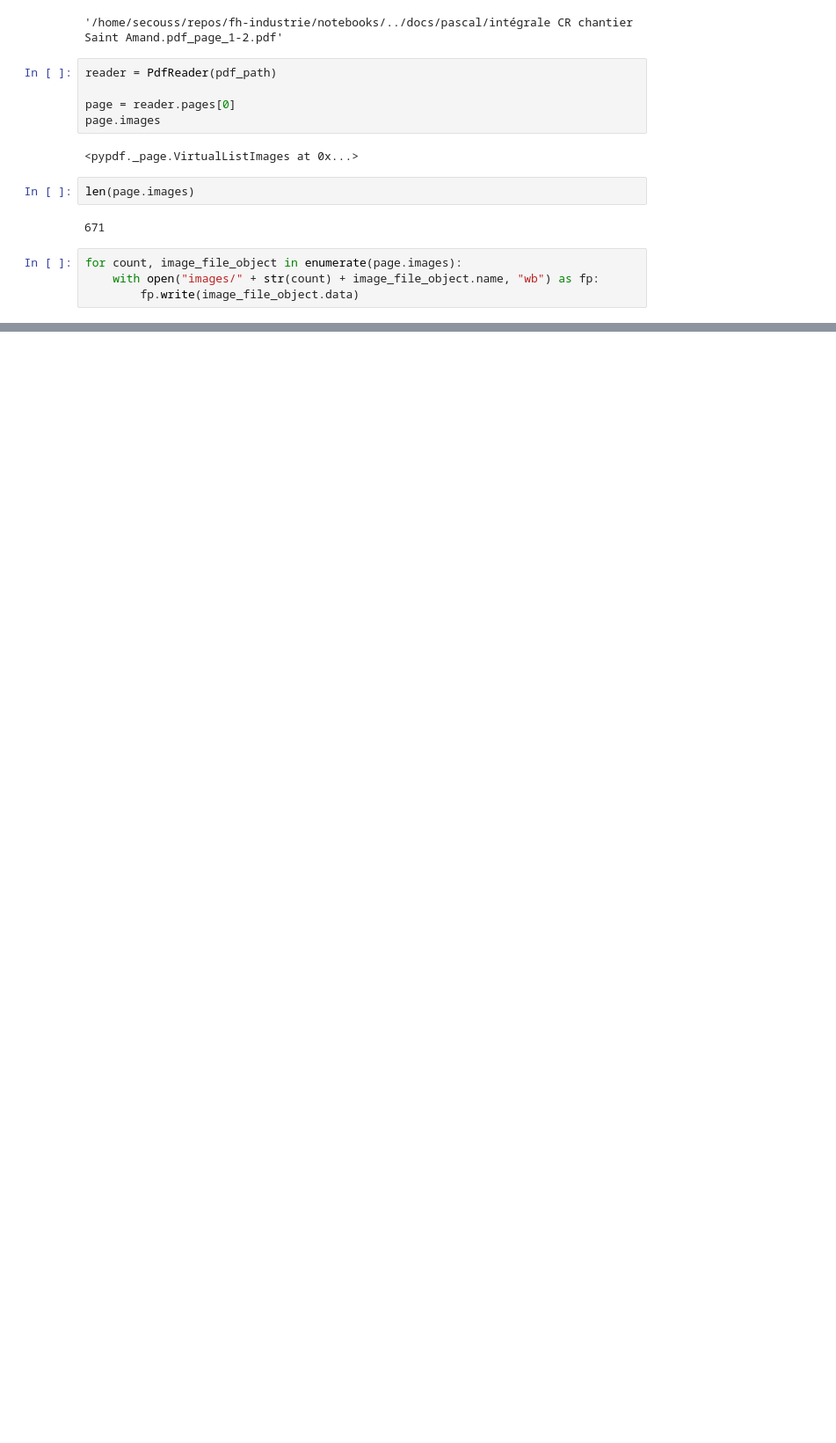
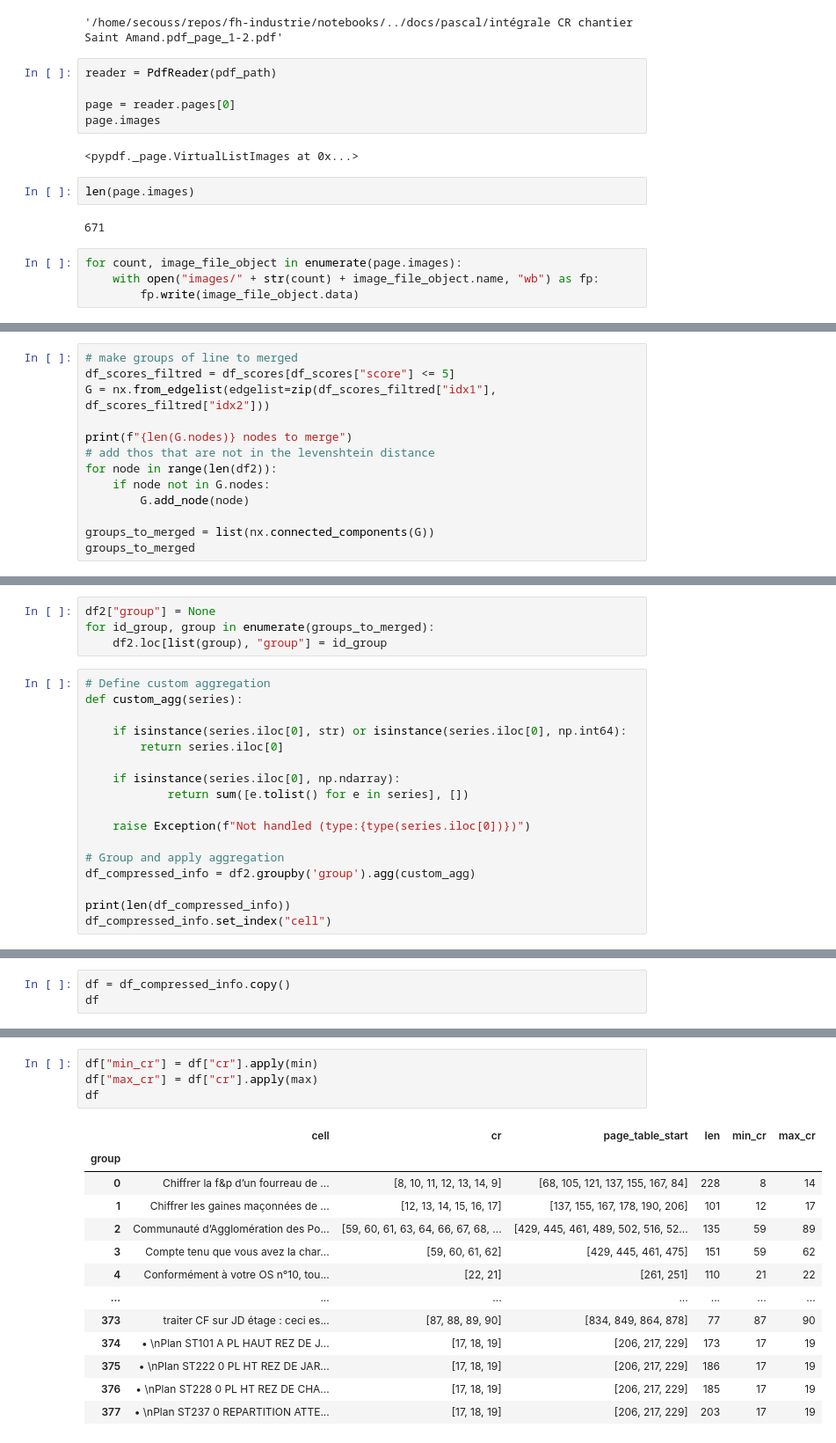
Before and after one commit to Nedartemis/fh-industrie, a Jupyter notebook: notebooks/poc_pascal.ipynb, the cells around one changed output, grey strips where cells are left out. Shown: that part at 88% size. Drawn from its saved outputs; the diff is of its cells as text; blank space fills up the shorter version.

```diff
--- a/notebooks/poc_pascal.ipynb
+++ b/notebooks/poc_pascal.ipynb
@@ -219,0 +670,13 @@ for count, image_file_object in enumerate(page.images):
+# %%
+# make groups of line to merged
+df_scores_filtred = df_scores[df_scores["score"] <= 5]
+G = nx.from_edgelist(edgelist=zip(df_scores_filtred["idx1"], df_scores_filtred["idx2"]))
+
+print(f"{len(G.nodes)} nodes to merge")
+# add thos that are not in the levenshtein distance
+for node in range(len(df2)):
+    if node not in G.nodes:
+        G.add_node(node)
+
+groups_to_merged = list(nx.connected_components(G))
+groups_to_merged
@@ -219,0 +702,21 @@ for count, image_file_object in enumerate(page.images):
+# %%
+df2["group"] = None
+for id_group, group in enumerate(groups_to_merged):
+    df2.loc[list(group), "group"] = id_group
+# %%
+# Define custom aggregation
+def custom_agg(series):
+
+    if isinstance(series.iloc[0], str) or isinstance(series.iloc[0], np.int64):
+        return series.iloc[0]
+
+    if isinstance(series.iloc[0], np.ndarray):
+            return sum([e.tolist() for e in series], [])
+
+    raise Exception(f"Not handled (type:{type(series.iloc[0])})")
+
+# Group and apply aggregation
+df_compressed_info = df2.groupby('group').agg(custom_agg)
+
+print(len(df_compressed_info))
+df_compressed_info.set_index("cell")
@@ -219,0 +959,3 @@ for count, image_file_object in enumerate(page.images):
+# %%
+df = df_compressed_info.copy()
+df
@@ -219,0 +977,18 @@ for count, image_file_object in enumerate(page.images):
+# %%
+df["min_cr"] = df["cr"].apply(min)
+df["max_cr"] = df["cr"].apply(max)
+df
+# %% [output]
+|  | cell | cr | page_table_start | len | min_cr | max_cr |
+| group |  |  |  |  |  |  |
+| 0 | Chiffrer la f&p d’un fourreau de ... | [8, 10, 11, 12, 13, 14, 9] | [68, 105, 121, 137, 155, 167, 84] | 228 | 8 | 14 |
+| 1 | Chiffrer les gaines maçonnées de ... | [12, 13, 14, 15, 16, 17] | [137, 155, 167, 178, 190, 206] | 101 | 12 | 17 |
+| 2 | Communauté d’Agglomération des Po... | [59, 60, 61, 63, 64, 66, 67, 68, ... | [429, 445, 461, 489, 502, 516, 52... | 135 | 59 | 89 |
+| 3 | Compte tenu que vous avez la char... | [59, 60, 61, 62] | [429, 445, 461, 475] | 151 | 59 | 62 |
+| 4 | Conformément à votre OS n°10, tou... | [22, 21] | [261, 251] | 110 | 21 | 22 |
+| ... | ... | ... | ... | ... | ... | ... |
+| 373 | traiter CF sur JD étage : ceci es... | [87, 88, 89, 90] | [834, 849, 864, 878] | 77 | 87 | 90 |
+| 374 | • \nPlan ST101 A PL HAUT REZ DE J... | [17, 18, 19] | [206, 217, 229] | 173 | 17 | 19 |
+| 375 | • \nPlan ST222 0 PL HT REZ DE JAR... | [17, 18, 19] | [206, 217, 229] | 186 | 17 | 19 |
+| 376 | • \nPlan ST228 0 PL HT REZ DE CHA... | [17, 18, 19] | [206, 217, 229] | 185 | 17 | 19 |
+| 377 | • \nPlan ST237 0 REPARTITION ATTE... | [17, 18, 19] | [206, 217, 229] | 203 | 17 | 19 |
```
Also changed, not shown: parts of 109 cells of this notebook, 1 other file.
